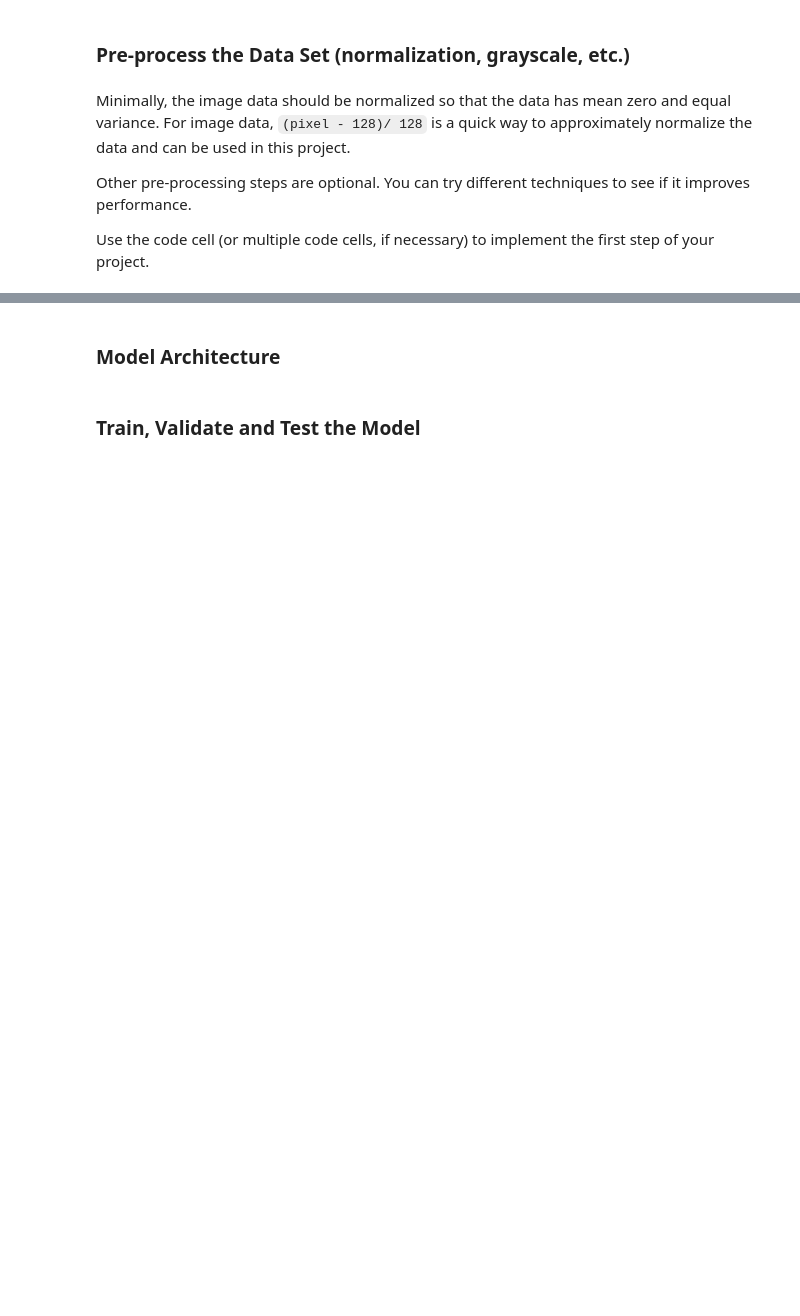
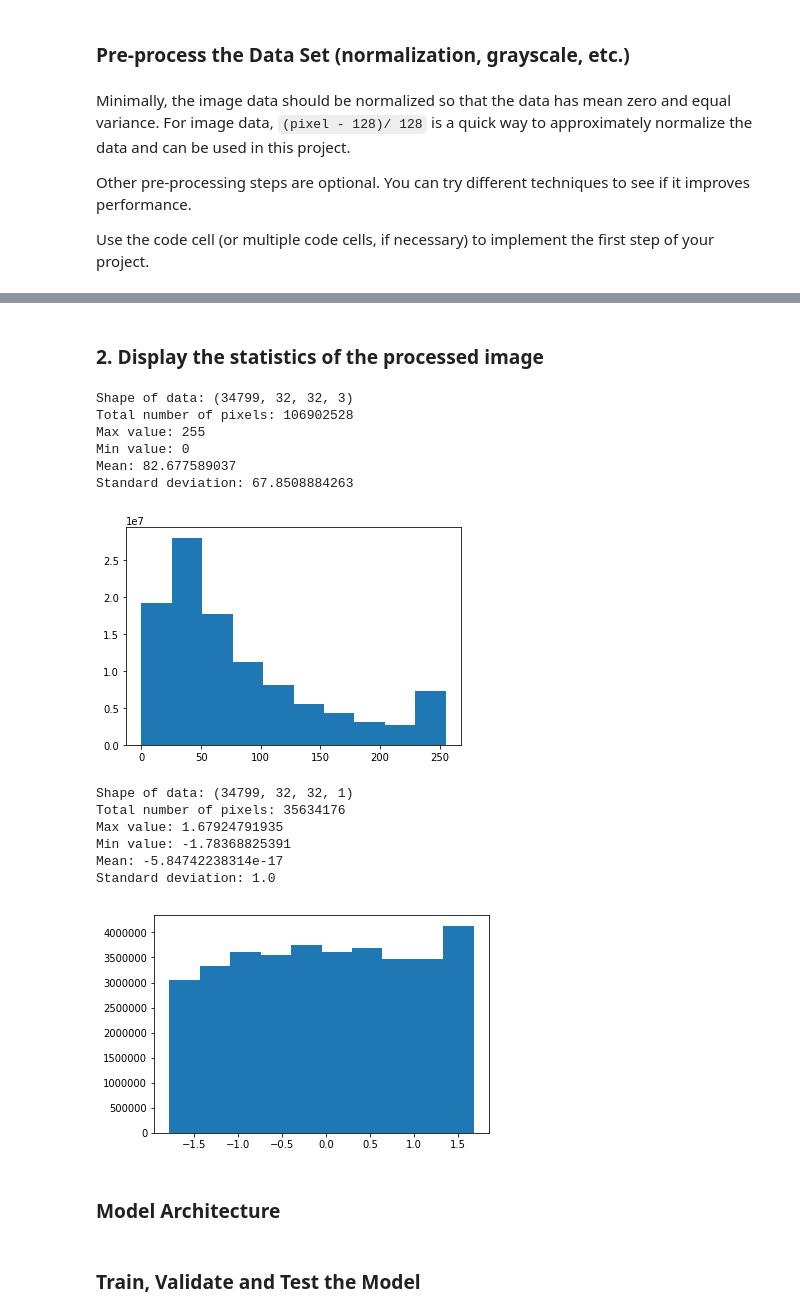
Before and after one commit to dmsehuang/CarND-Traffic-Sign-Classifier, a Jupyter notebook: Traffic_Sign_Classifier.ipynb, the cells around one changed output, grey strips where cells are left out. Saved outputs shown, nothing was run; the diff lists cells and outputs as text; code cells hidden in the pictures; blank space fills up the shorter version.

```diff
--- a/Traffic_Sign_Classifier.ipynb
+++ b/Traffic_Sign_Classifier.ipynb
@@ -182,16 +174,0 @@ Use the code cell (or multiple code cells, if necessary) to implement the first
-# %%
-import cv2
-import numpy as np
-
-def grayscale(X_train):
-    '''Convert an image to grayscale image'''
-    n = len(X_train)
-    h = X_train[0].shape[0]
-    w = X_train[0].shape[1]
-    X_train_gray = np.zeros((n, h, w, 1))
-    for i in range(n):
-        image = cv2.cvtColor(X_train[i], cv2.COLOR_BGR2GRAY)
-        image = cv2.equalizeHist(image) # equalize the image
-        image = np.reshape(image, (h, w, 1))
-        X_train_gray[i] = image
-    return X_train_gray
@@ -267,3 +251,25 @@ Standard deviation: 1.0
+# %% [markdown]
+### 2. Display the statistics of the processed image
+# %%
+# To see how well the preprocess steps perform
+
+disp_stats(X_train)
+disp_stats(preprocess(X_train))
+# %% [output]
+Shape of data: (34799, 32, 32, 3)
+Total number of pixels: 106902528
+Max value: 255
+Min value: 0
+Mean: 82.677589037
+Standard deviation: 67.8508884263
+[figure, added]
+Shape of data: (34799, 32, 32, 1)
+Total number of pixels: 35634176
+Max value: 1.67924791935
+Min value: -1.78368825391
+Mean: -5.84742238314e-17
+Standard deviation: 1.0
+[figure, added]
 # %% [markdown]
 ### Model Architecture
 # %%
```
Also changed, not shown: parts of 26 cells of this notebook.
